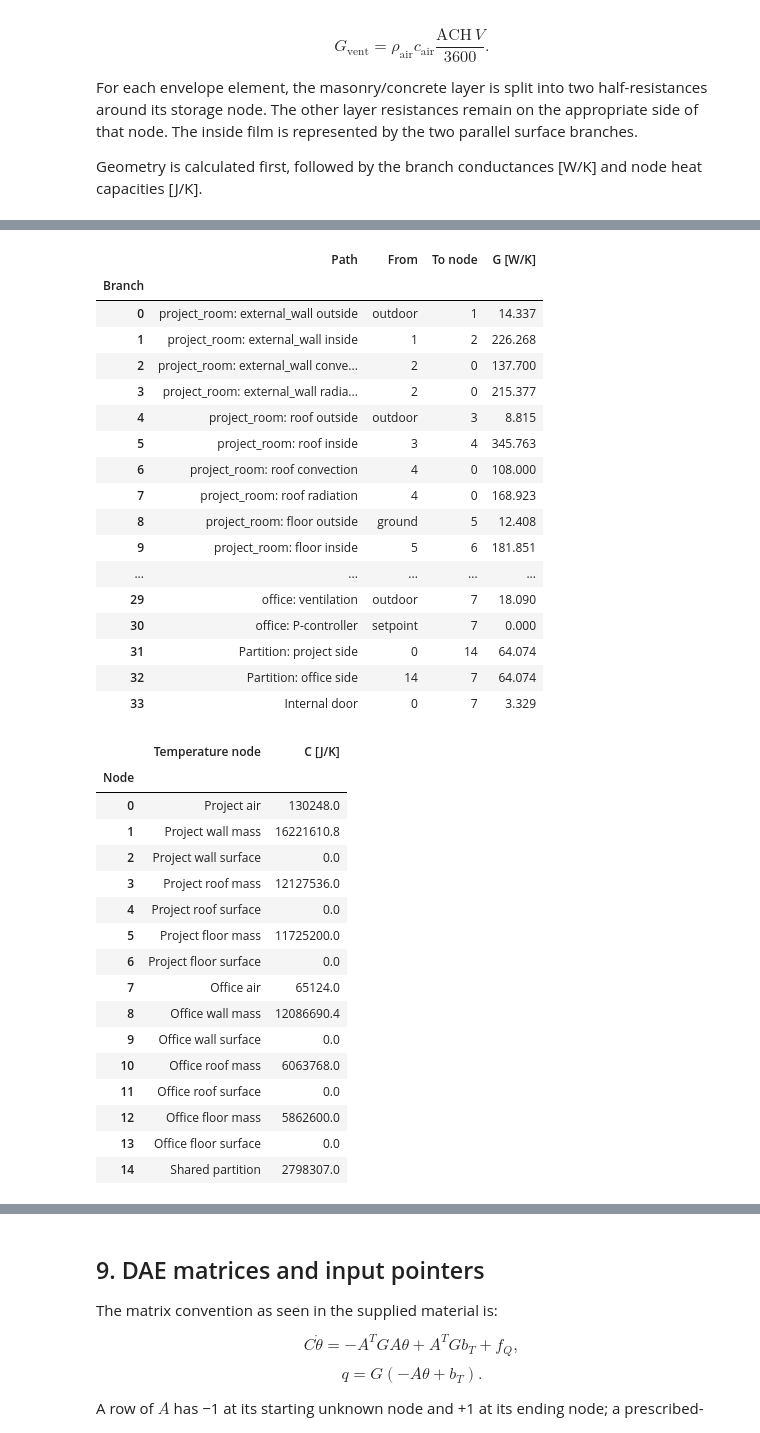
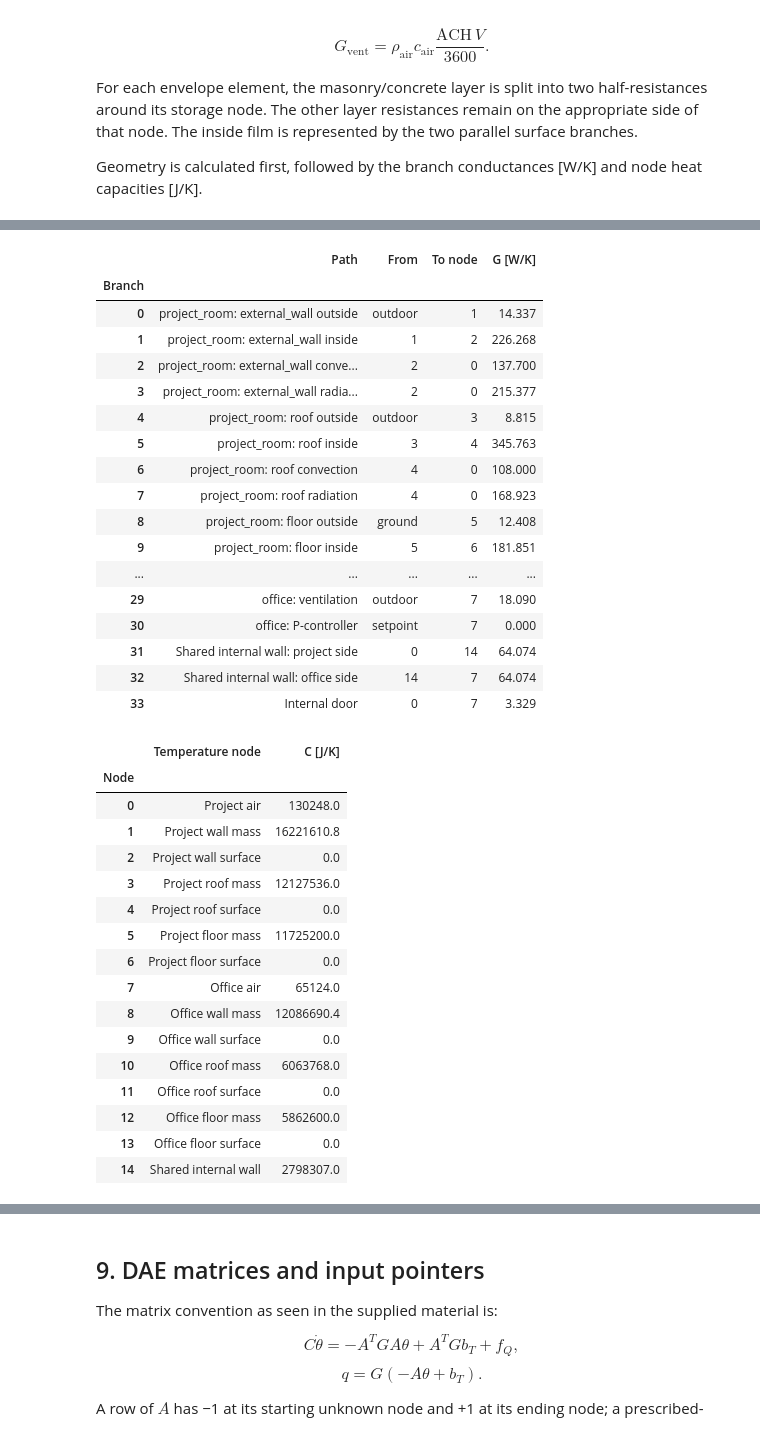
Before and after one commit to linokaiser/CE4IB, a Jupyter notebook: 01_model.ipynb, the cells around one changed output, grey strips where cells are left out. Saved outputs shown, nothing was run; the diff lists cells and outputs as text; code cells hidden in the pictures.

```diff
--- a/01_model.ipynb
+++ b/01_model.ipynb
@@ -238,35 +238,35 @@ display(pd.DataFrame(areas).T.rename(columns={
 # %%
 from thermal_model import (
     node_names, capacities, branches, ventilation_branches, heating_branches,
-    partition_branches, internal_door_branch,
+    shared_internal_wall_branches, internal_door_branch,
 )
 
 branch_table = pd.DataFrame(
     branches, columns=["Path", "From", "To node", "G [W/K]"]
 )
 branch_table.index.name = "Branch"
 node_table = pd.DataFrame({"Temperature node": node_names, "C [J/K]": capacities})
 node_table.index.name = "Node"
 display(branch_table.round(3))
 display(node_table.round(1))
 # %% [output]
 |  | Path | From | To node | G [W/K] |
 | Branch |  |  |  |  |
 | 0 | project_room: external_wall outside | outdoor | 1 | 14.337 |
 | 1 | project_room: external_wall inside | 1 | 2 | 226.268 |
 | 2 | project_room: external_wall conve... | 2 | 0 | 137.700 |
 | 3 | project_room: external_wall radia... | 2 | 0 | 215.377 |
 | 4 | project_room: roof outside | outdoor | 3 | 8.815 |
 | 5 | project_room: roof inside | 3 | 4 | 345.763 |
 | 6 | project_room: roof convection | 4 | 0 | 108.000 |
 | 7 | project_room: roof radiation | 4 | 0 | 168.923 |
 | 8 | project_room: floor outside | ground | 5 | 12.408 |
 | 9 | project_room: floor inside | 5 | 6 | 181.851 |
 | ... | ... | ... | ... | ... |
 | 29 | office: ventilation | outdoor | 7 | 18.090 |
 | 30 | office: P-controller | setpoint | 7 | 0.000 |
-| 31 | Partition: project side | 0 | 14 | 64.074 |
-| 32 | Partition: office side | 14 | 7 | 64.074 |
+| 31 | Shared internal wall: project side | 0 | 14 | 64.074 |
+| 32 | Shared internal wall: office side | 14 | 7 | 64.074 |
 | 33 | Internal door | 0 | 7 | 3.329 |
 |  | Temperature node | C [J/K] |
 | Node |  |  |
@@ -284,7 +284,7 @@ display(node_table.round(1))
 | 11 | Office roof surface | 0.0 |
 | 12 | Office floor mass | 5862600.0 |
 | 13 | Office floor surface | 0.0 |
-| 14 | Shared partition | 2798307.0 |
+| 14 | Shared internal wall | 2798307.0 |
 # %% [markdown]
 ## 8. Numbered thermal circuit
 
```
Also changed, not shown: parts of 7 cells of this notebook, 7 other files.
